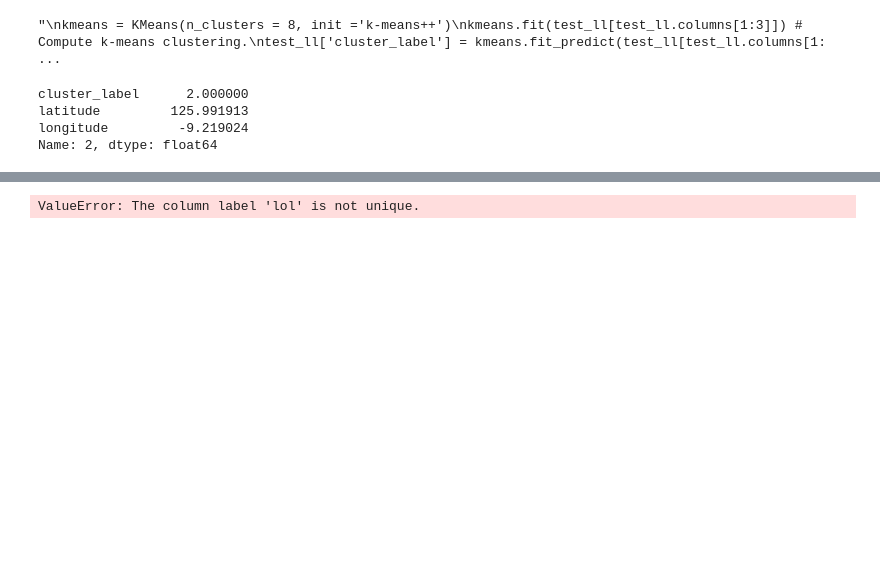
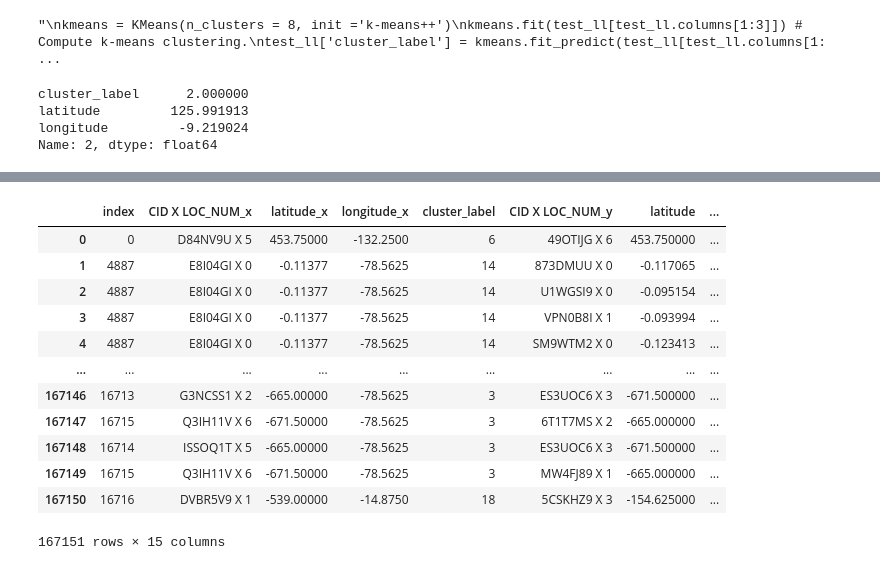
Before and after one commit to ritkumar10/RohanIntern, a Jupyter notebook: Distance_Calculations_v1.1.ipynb, the cells around one changed output, grey strips where cells are left out. Saved outputs shown, nothing was run; the diff lists cells and outputs as text; code cells hidden in the pictures; blank space fills up the shorter version.

```diff
--- a/Distance_Calculations_v1.1.ipynb
+++ b/Distance_Calculations_v1.1.ipynb
@@ -1249,0 +1121,10 @@ asdfg
+# %%
+cv=orders[['customer_id','LOCATION_NUMBER','vendor_id']]
+cv['location_number_obj']=cv['LOCATION_NUMBER'].astype(str)
+cv['CID X LOC_NUM_y'] = cv['customer_id'] +' X '+ cv['location_number_obj']
+custid=pd.Series(cv['CID X LOC_NUM_y'])
+venid=pd.Series(cv['vendor_id'])
+bv1=pd.DataFrame({'CID X LOC_NUM_y':custid,'vendor':venid})
+bv1['vendor']=bv1['vendor'].apply(str)
+fbv1=(bv1.groupby('CID X LOC_NUM_y').vendor.agg([('count', 'count'), ('vendor', ', '.join)])
+   .reset_index())
@@ -1250,4 +1158,17 @@ asdfg
 # %%
-asdfg=pd.merge(asdfg, asdf, on ='lol', how ='left')
+near_neighbor2 =pd.merge(near_neighbor2, fbv1, on ='CID X LOC_NUM_y', how ='left')
+near_neighbor2
 # %% [output]
+|  | index | CID X LOC_NUM_x | latitude_x | longitude_x | cluster_label | CID X LOC_NUM_y | latitude | ... |
+| 0 | 0 | D84NV9U X 5 | 453.75000 | -132.2500 | 6 | 49OTIJG X 6 | 453.750000 | ... |
+| 1 | 4887 | E8I04GI X 0 | -0.11377 | -78.5625 | 14 | 873DMUU X 0 | -0.117065 | ... |
+| 2 | 4887 | E8I04GI X 0 | -0.11377 | -78.5625 | 14 | U1WGSI9 X 0 | -0.095154 | ... |
+| 3 | 4887 | E8I04GI X 0 | -0.11377 | -78.5625 | 14 | VPN0B8I X 1 | -0.093994 | ... |
+| 4 | 4887 | E8I04GI X 0 | -0.11377 | -78.5625 | 14 | SM9WTM2 X 0 | -0.123413 | ... |
+| ... | ... | ... | ... | ... | ... | ... | ... | ... |
+| 167146 | 16713 | G3NCSS1 X 2 | -665.00000 | -78.5625 | 3 | ES3UOC6 X 3 | -671.500000 | ... |
+| 167147 | 16715 | Q3IH11V X 6 | -671.50000 | -78.5625 | 3 | 6T1T7MS X 2 | -665.000000 | ... |
+| 167148 | 16714 | ISSOQ1T X 5 | -665.00000 | -78.5625 | 3 | ES3UOC6 X 3 | -671.500000 | ... |
+| 167149 | 16715 | Q3IH11V X 6 | -671.50000 | -78.5625 | 3 | MW4FJ89 X 1 | -665.000000 | ... |
+| 167150 | 16716 | DVBR5V9 X 1 | -539.00000 | -14.8750 | 18 | 5CSKHZ9 X 3 | -154.625000 | ... |
-ValueError: The column label 'lol' is not unique.
+167151 rows × 15 columns
```
Also changed, not shown: parts of 32 cells of this notebook.
